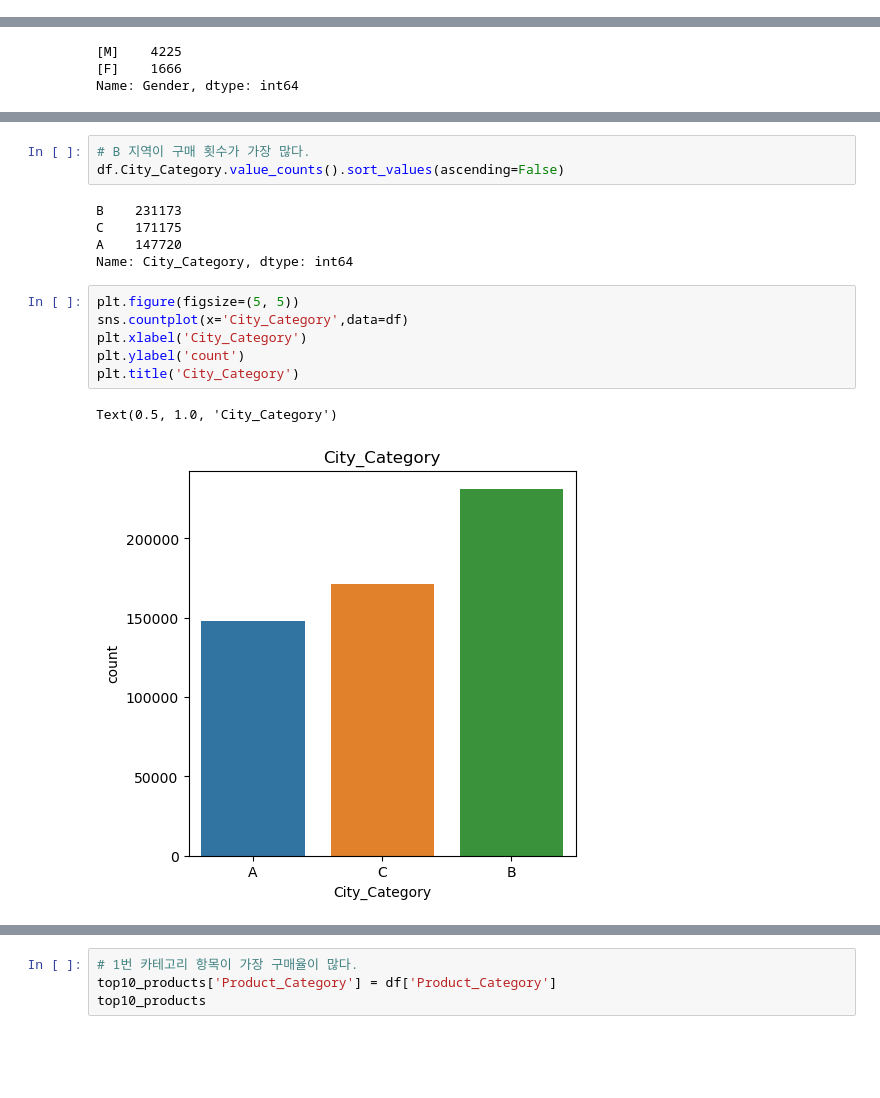
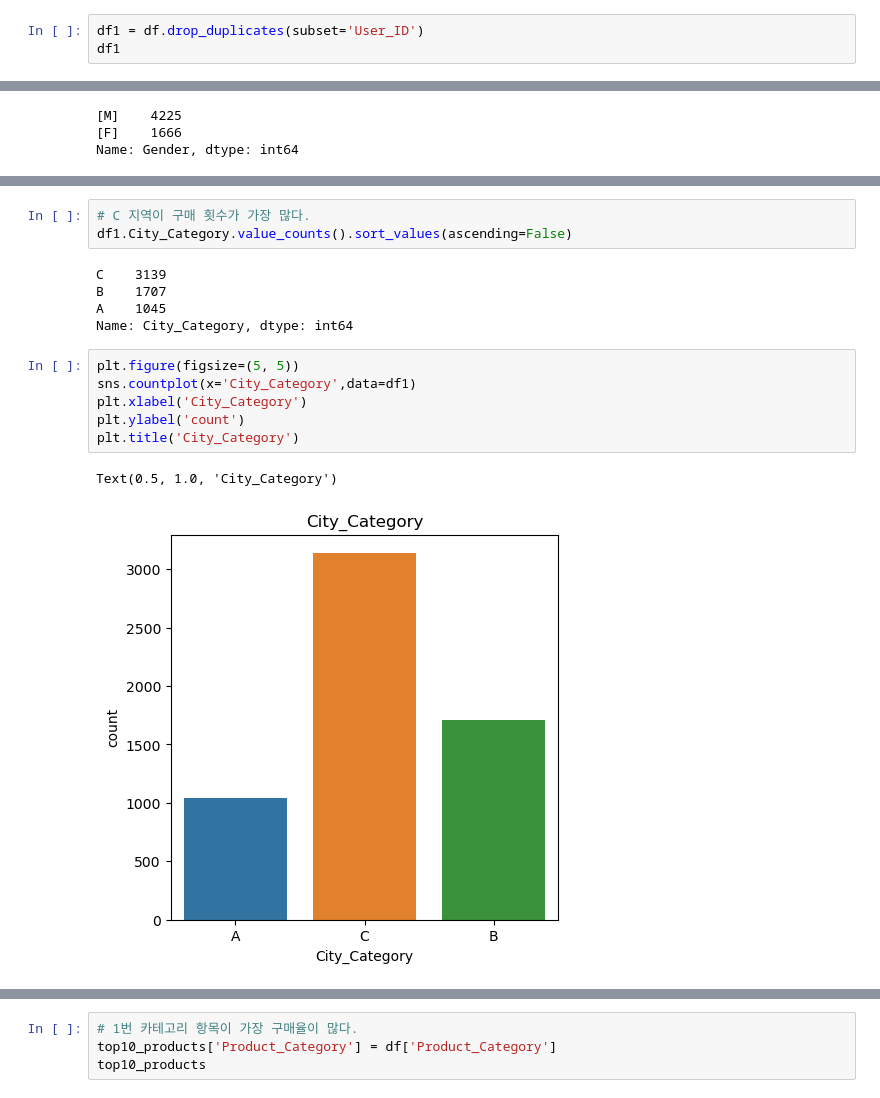
Before and after one commit to EunSeo35/Multicampus_TIL, a Jupyter notebook: 26_쇼핑몰데이터분석(미니프로젝트).ipynb, the cells around one changed output, grey strips where cells are left out. Cells and saved outputs as stored; diff of their text form; blank space fills up the shorter version.

```diff
--- a/26_쇼핑몰데이터분석(미니프로젝트).ipynb
+++ b/26_쇼핑몰데이터분석(미니프로젝트).ipynb
@@ -65,3 +65,6 @@ dtype: int64
 df['User_ID'].nunique()
 # %% [output]
 5891
+# %%
+df1 = df.drop_duplicates(subset='User_ID')
+df1
@@ -109,20 +125,20 @@ Text(0.5, 1.0, 'Age Distribution')
 # %%
-# B 지역이 구매 횟수가 가장 많다.
-df.City_Category.value_counts().sort_values(ascending=False)
+# C 지역이 구매 횟수가 가장 많다.
+df1.City_Category.value_counts().sort_values(ascending=False)
 # %% [output]
-B    231173
-C    171175
-A    147720
+C    3139
+B    1707
+A    1045
 Name: City_Category, dtype: int64
 # %%
 plt.figure(figsize=(5, 5))
-sns.countplot(x='City_Category',data=df)
+sns.countplot(x='City_Category',data=df1)
 plt.xlabel('City_Category')
 plt.ylabel('count')
 plt.title('City_Category')
 # %% [output]
 Text(0.5, 1.0, 'City_Category')
-[figure, old version]
+[figure, new version]
 # %%
 # 지역별 상품 카테고리 구매 분포
 # 1,5,8번 상품 품목이 공통적으로 가장 높은 구매율을 보인다.
```
Also changed, not shown: parts of 11 cells of this notebook.
